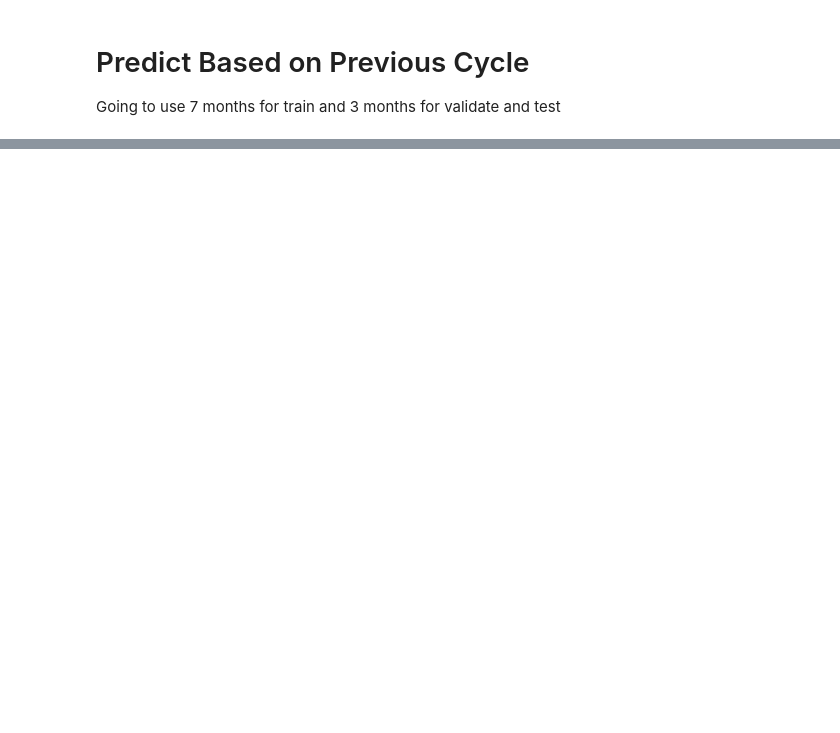
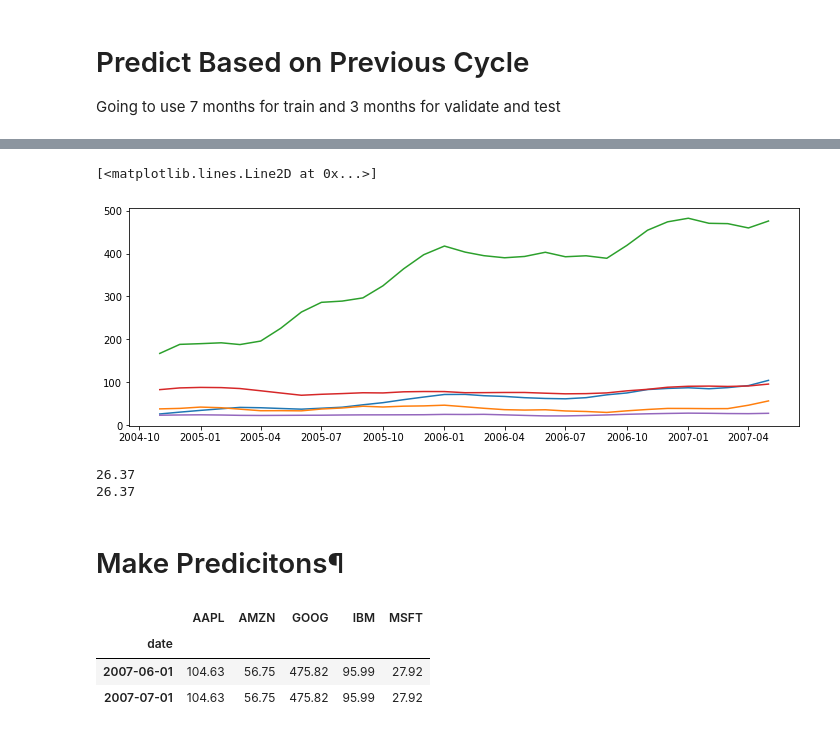
Before and after one commit to george887/time-series-exercises, a Jupyter notebook: model.ipynb, the cells around one changed output, grey strips where cells are left out. Drawn from its saved outputs; the diff is of its cells as text; code cells hidden in the pictures; blank space fills up the shorter version.

```diff
--- a/model.ipynb
+++ b/model.ipynb
@@ -400,0 +273,5 @@ test = df['2017']
+# %%
+from vega_datasets import data
+df = data.stocks()
+# to transform such that each symbol is it's own column and each row is one month
+df = df.pivot_table('price', 'date', 'symbol')
@@ -400,0 +329,3 @@ test = df['2017']
+# %%
+# Setting a filter to df were google went public
+df= df['2004-09-01':]
@@ -400,0 +334,10 @@ test = df['2017']
+# %%
+train_size = int(len(df) * .5)
+validate_size = int(len(df) * .3)
+test_size = int(len(df) - train_size - validate_size)
+validate_end_index = train_size + validate_size
+
+# split into train, validation, test
+train = df[: train_size]
+validate = df[train_size : validate_end_index]
+test = df[validate_end_index : ]
@@ -400,0 +520,20 @@ test = df['2017']
+# %%
+# Rolling by quarter
+plt.figure(figsize=(12,4))
+plt.plot(train['AAPL'].rolling(3).mean())
+plt.plot(train['AMZN'].rolling(3).mean())
+plt.plot(train['GOOG'].rolling(3).mean())
+plt.plot(train['IBM'].rolling(3).mean())
+plt.plot(train['MSFT'].rolling(3).mean())
+# %% [output]
+[<matplotlib.lines.Line2D at 0x...>]
+[figure, added]
+# %%
+# demonstrating that the mean of the first 3 months is equal to the rolling 3 months
+print(train['AAPL'].head(3).mean())
+print(train['AAPL'].rolling(3).mean()[2])
+# %% [output]
+26.37
+26.37
+# %% [markdown]
+# Make Predicitons¶
@@ -400,0 +550,7 @@ test = df['2017']
+# %%
+yhat_df.head(2)
+# %% [output]
+|  | AAPL | AMZN | GOOG | IBM | MSFT |
+| date |  |  |  |  |  |
+| 2007-06-01 | 104.63 | 56.75 | 475.82 | 95.99 | 27.92 |
+| 2007-07-01 | 104.63 | 56.75 | 475.82 | 95.99 | 27.92 |
```
Also changed, not shown: parts of 91 cells of this notebook.
